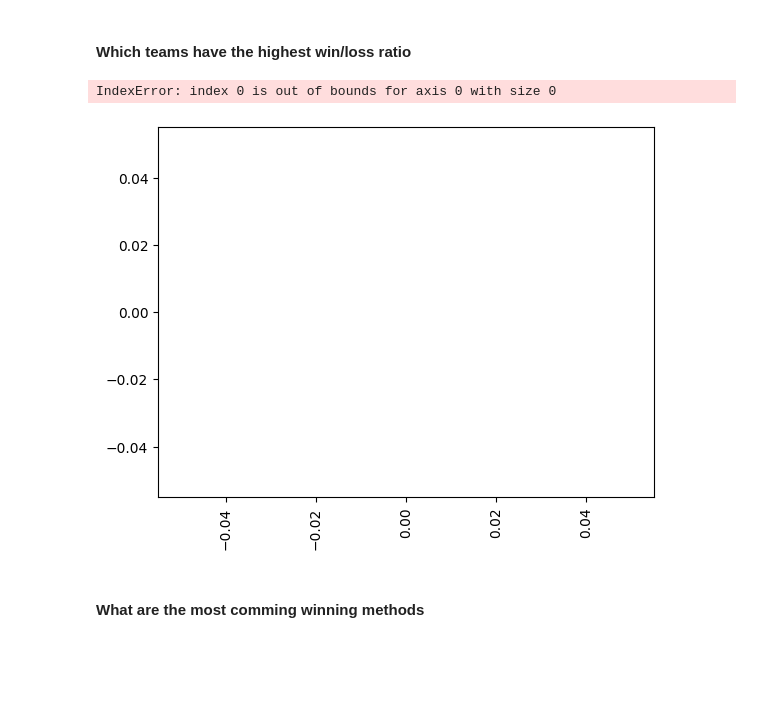
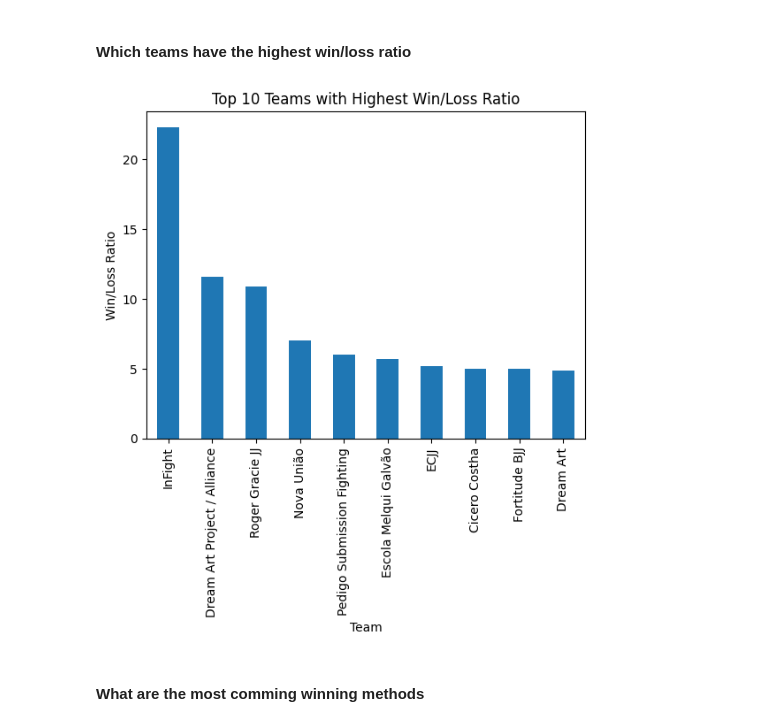
Before and after one commit to Martin-Melody/Data-Analytics-2023, a Jupyter notebook: project.ipynb, the cells around one changed output. Cells and saved outputs as stored; diff of their text form; code cells hidden in the pictures; blank space fills up the shorter version.

```diff
--- a/project.ipynb
+++ b/project.ipynb
@@ -171,16 +170,19 @@ data_new[strip_cols] = data_new[strip_cols].apply(lambda x: x.str.strip(" '[],")
 # Combine 'First Name' and 'Last Name' into 'Full Name'
 data_new['Full Name'] = data_new['First Name'] + ' ' + data_new['Last Name']
 # %%
-# Removing rows where the year is NaN or 0
-data_new['Year'] = data_new['Year'].replace(0, np.nan)
+# Fill NaN values with a placeholder (e.g., -1)
+data_new['Year'] = data_new['Year'].fillna(-1).astype(int)
 
-# Removing rows with NaN in 'Year'
+
+# Drop rows with NaN in 'Year'
 data_new = data_new.dropna(subset=['Year'])
+
+# Convert 'Year' to integer
 data_new['Year'] = data_new['Year'].astype(int)
 # %%
 # Removing 'O' from some Weight class entries
 data_new['Weight'] = data_new['Weight'].str.replace('^O', '', regex=True)
 # %%
-# Convert 'W/L' to numeric values: 1 for 'W' and 0 for 'L'
-data_new['W/L'] = data_new['W/L'].map({'W': 1, 'L': 0})
+# Convert 'W/L' to numeric values: 1 for 'W' and 0 for 'L' and 2 for 'D'
+data_new['W/L'] = data_new['W/L'].map({'W': 1, 'L': 0, 'D': 2})
 # %%
@@ -362,22 +397,21 @@ plt.show()
 #### Which teams have the highest win/loss ratio
 # %%
 # Calculating wins and losses for each team
-wins = data_frame[data_frame['W/L'] == 'W'].groupby('Team').size()
-losses = data_frame[data_frame['W/L'] == 'L'].groupby('Team').size()
+wins = data_frame[data_frame['W/L'] == 1].groupby('Team').size()
+losses = data_frame[data_frame['W/L'] == 0].groupby('Team').size()
 
 # Calculating win/loss ratio
 win_loss_ratio = wins / losses
 
 # Sorting and displaying the top 10 teams with highest win/loss ratio
 top_teams = win_loss_ratio.sort_values(ascending=False).head(10)
 top_teams.plot(kind='bar')
 plt.title('Top 10 Teams with Highest Win/Loss Ratio')
 plt.xlabel('Team')
 plt.ylabel('Win/Loss Ratio')
 plt.show()
 # %% [output]
-IndexError: index 0 is out of bounds for axis 0 with size 0
-[figure, old version]
+[figure, new version]
 # %% [markdown]
 #### What are the most comming winning methods
 # %%
```
Also changed, not shown: parts of 27 cells of this notebook, 14 other files.
